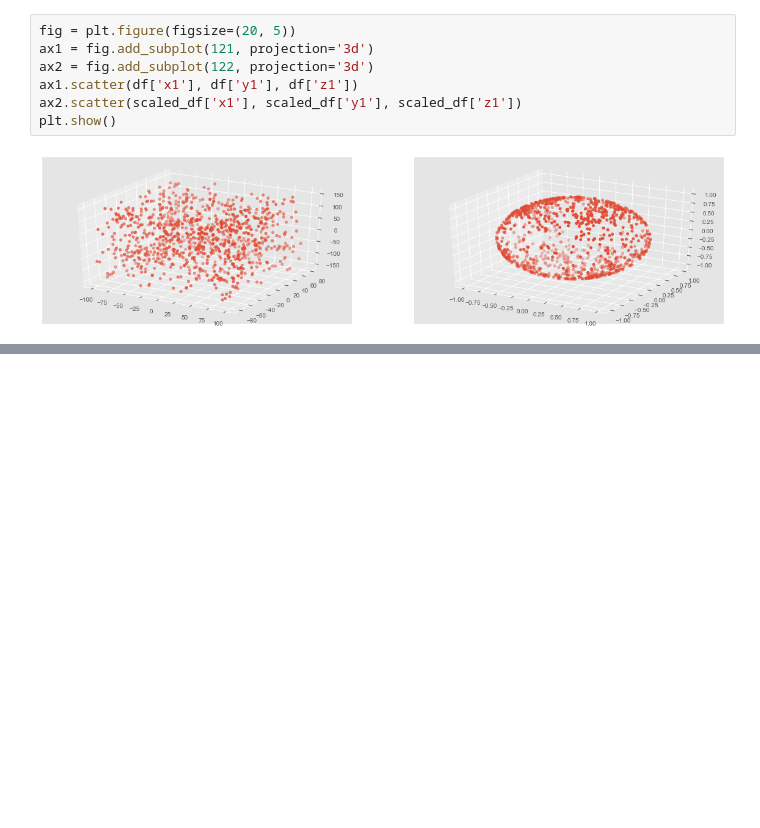
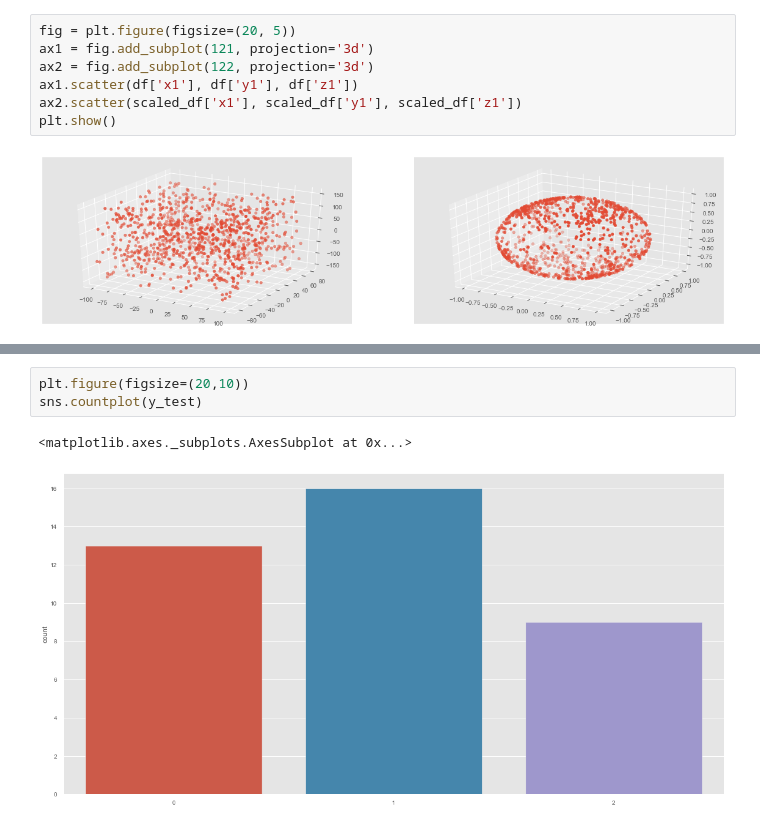
Before and after one commit to reddyprasade/Machine-Learning-with-Scikit-Learn-Python-3.x, a Jupyter notebook: Feature_Scaling/ML0101EN-13-Features_Scaling_Sklearn.ipynb, the cells around one changed output, grey strips where cells are left out. Cells and saved outputs as stored; diff of their text form; blank space fills up the shorter version.

```diff
--- a/Feature_Scaling/ML0101EN-13-Features_Scaling_Sklearn.ipynb
+++ b/Feature_Scaling/ML0101EN-13-Features_Scaling_Sklearn.ipynb
@@ -326,0 +347,6 @@ Note that the points are all brought within a sphere that is at most 1 away from
+# %%
+plt.figure(figsize=(20,10))
+sns.countplot(y_test)
+# %% [output]
+<matplotlib.axes._subplots.AxesSubplot at 0x...>
+[figure, added]
```
Also changed, not shown: parts of 47 cells of this notebook.
